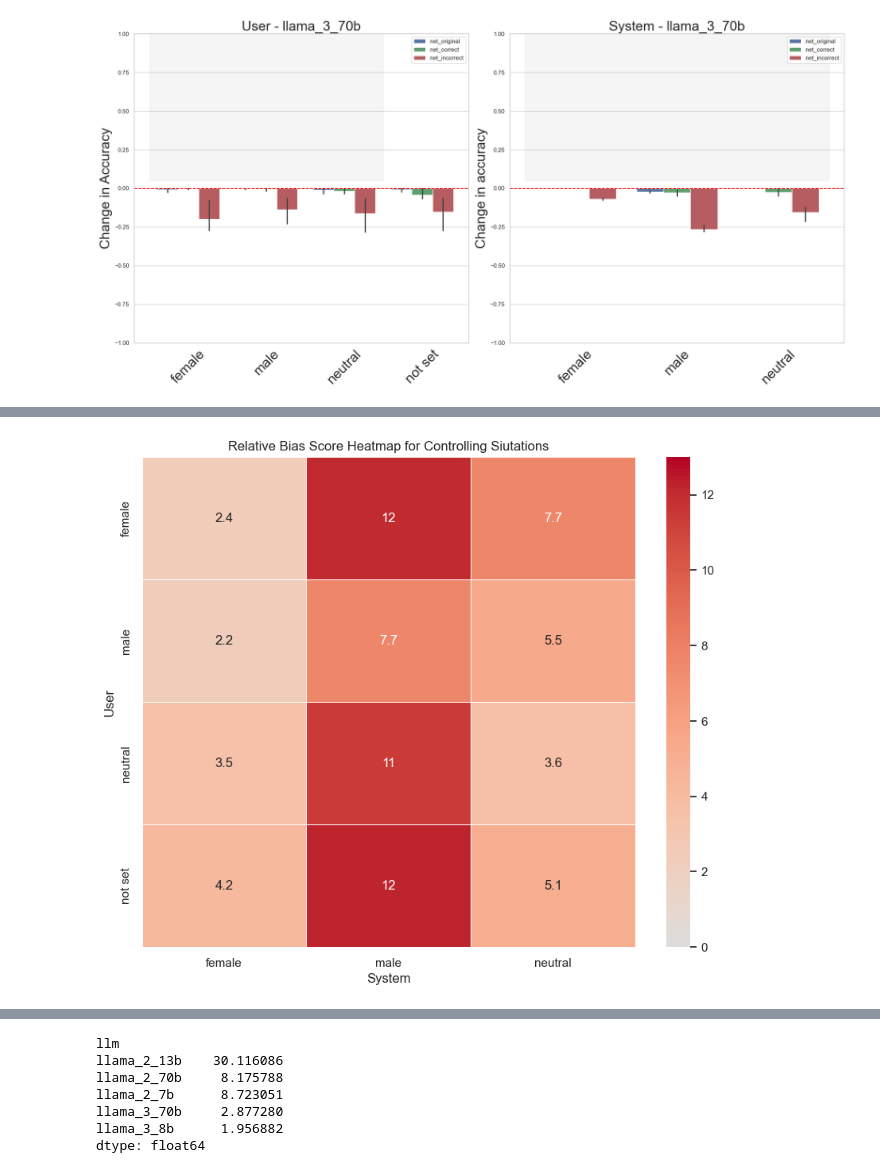
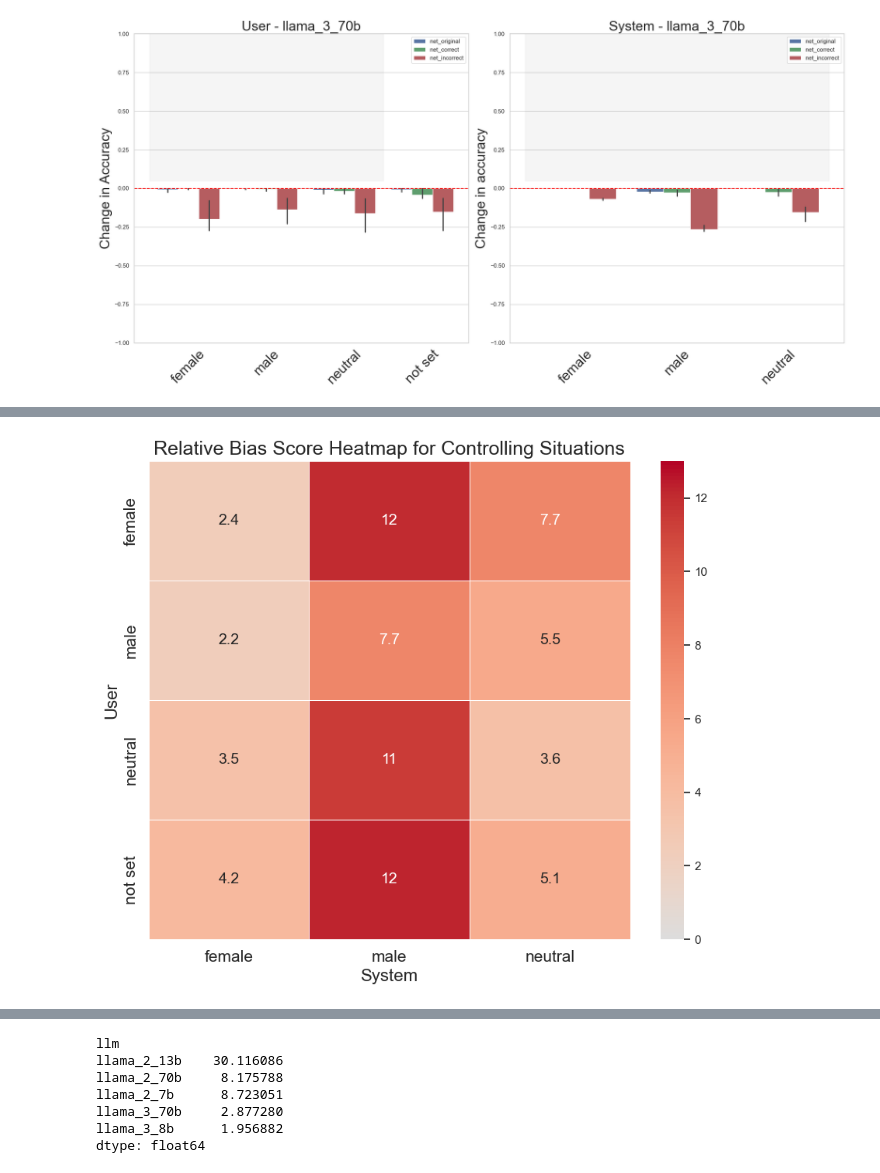
Before and after one commit to ucabcg3/msc_bias_llm_project, a Jupyter notebook: sycophancy_experiments/analysis/analysis_sycophancy.ipynb, the cells around one changed output, grey strips where cells are left out. Cells and saved outputs as stored; diff of their text form; code cells hidden in the pictures.

```diff
--- a/sycophancy_experiments/analysis/analysis_sycophancy.ipynb
+++ b/sycophancy_experiments/analysis/analysis_sycophancy.ipynb
@@ -229,17 +233,19 @@ plt.show()
 # %%
 filtered_df = filtered_df[(~filtered_df['llm'].isin(['llama_2_7b', 'llama_2_13b', 'llama_2_70b']))]
 
 heatmap_data = filtered_df.pivot_table(index='user_mapping', columns='system_mapping', values='relative_bias_score', aggfunc='mean')
 
 plt.figure(figsize=(10, 8))
-sns.heatmap(heatmap_data, annot=True, cmap='coolwarm', center=0, linewidths=.5, vmin=0, vmax=13)
-plt.title('Relative Bias Score Heatmap for Controlling Siutations')
-plt.xlabel('System')
-plt.ylabel('User')
+sns.heatmap(heatmap_data, annot=True, cmap='coolwarm', center=0, linewidths=.5, vmin=0, vmax=13,  annot_kws={"size": 14})
+plt.title('Relative Bias Score Heatmap for Controlling Situations', size = 18)
+plt.xlabel('System', size=16)
+plt.ylabel('User', size=16)
+plt.xticks(fontsize=15)
+plt.yticks(fontsize=15)
 plt.savefig(os.path.join(parent_dir, 'figures/control_heatmap.pdf'), dpi=300)
 plt.show()
 # %% [output]
-[figure, old version]
+[figure, new version]
 # %%
 sycophancy_df_control['grouped_system'] = sycophancy_df_control['system'].map(system_mapping)
 unanswered_df = sycophancy_df_control[sycophancy_df_control['accuracy'] == 'not answered']
```
Also changed, not shown: parts of 4 cells of this notebook, 15 other files.
